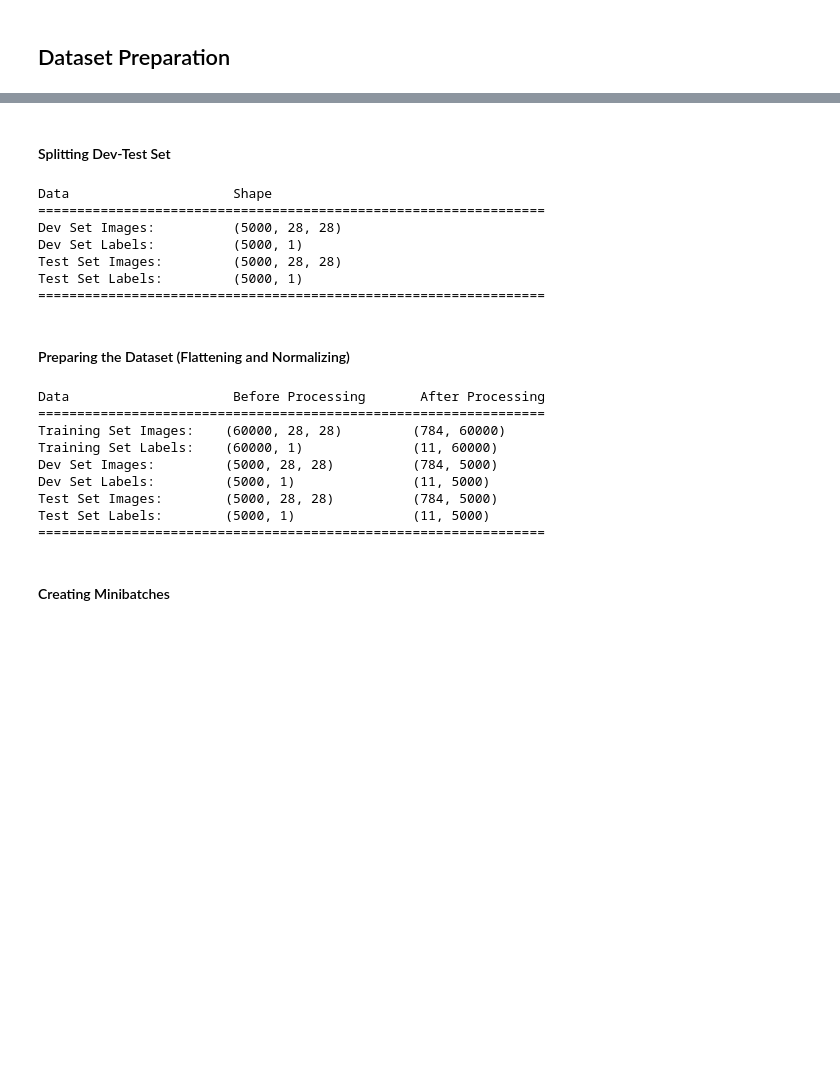
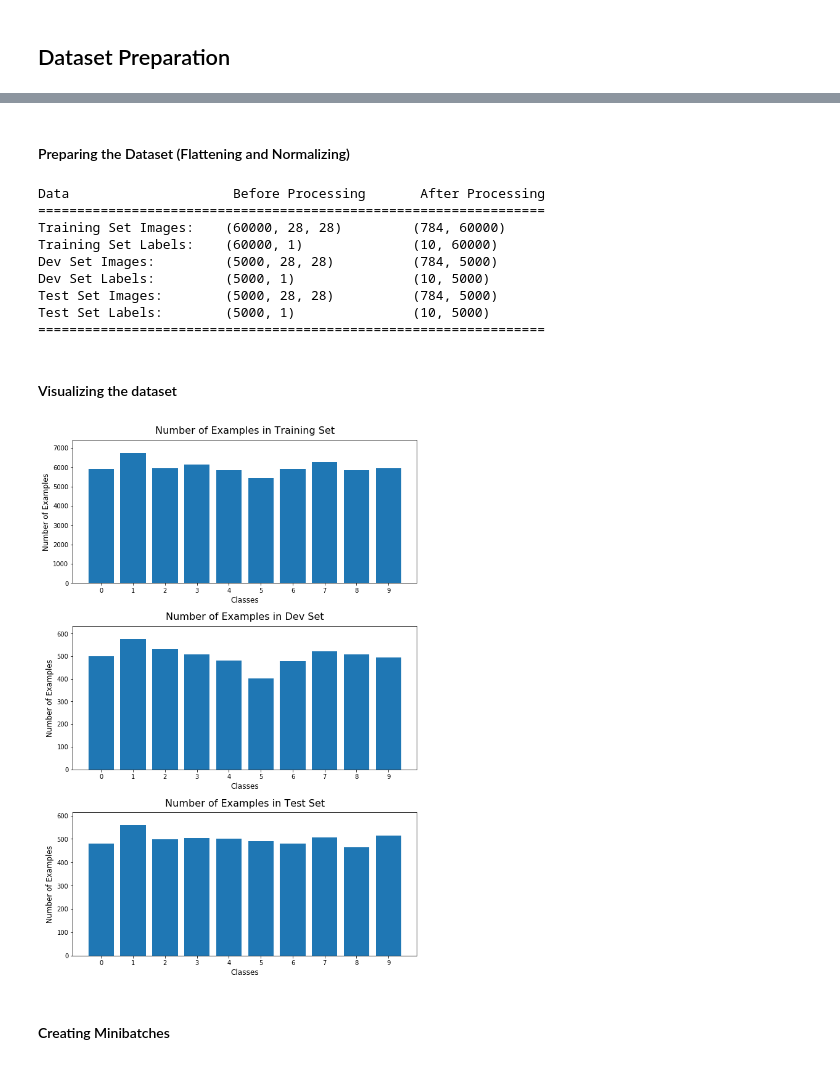
Before and after one commit to kattelsameer/HandWritten-Digit-Recognition-using-Deep-Learning, a Jupyter notebook: 7. Final Model/Code Experiment.ipynb, the cells around one changed output, grey strips where cells are left out. Cells and saved outputs as stored; diff of their text form; code cells hidden in the pictures; blank space fills up the shorter version.

Commit message:
Data preparation optimized

```diff
--- a/7. Final Model/Code Experiment.ipynb
+++ b/7. Final Model/Code Experiment.ipynb
@@ -28,15 +29,15 @@ np.random.seed(1)
 # %%
-#retriving the data
-train_x_orig, train_y_orig = retrive_data(dataset="training-set")
-test_x_temp, test_y_temp = retrive_data(dataset="test-set")
+#loading complete dataset
+train_x_orig, train_y_orig, dev_x_orig,dev_y_orig,test_x_orig,test_y_orig = load_dataset()
 
-#displaying the retrival info
 print("Data\t\t\t","Datatype\t\t","Shape")
 print("=================================================================")
 print("Training Set Images:\t" + str(type(train_x_orig))+"\t",str(train_x_orig.shape))
 print("Training Set Labels:\t" + str(type(train_y_orig))+"\t",str(train_y_orig.shape))
-print("Test Set Images:\t" + str(type(test_x_temp))+"\t",str(test_x_temp.shape))
-print("Test Set Labels:\t" + str(type(test_y_temp))+"\t",str(test_y_temp.shape))
+print("Dev Set Images:\t\t" + str(type(dev_x_orig))+"\t",str(dev_x_orig.shape))
+print("Dev Set Labels:\t\t" + str(type(dev_y_orig))+"\t",str(dev_y_orig.shape))
+print("Test Set Images:\t" + str(type(test_x_orig))+"\t",str(test_x_orig.shape))
+print("Test Set Labels:\t" + str(type(test_y_orig))+"\t",str(test_y_orig.shape))
 print("=================================================================")
 # %% [output]
 Data                     Datatype                Shape
@@ -71,27 +52,8 @@ Test Set Labels:        (10000, 1)              (10000, 1)
-# %% [markdown]
-#### Splitting Dev-Test Set
-# %%
-dev_x_orig,dev_y_orig,test_x_orig,test_y_orig = dev_test_split(test_x_sample,test_y_sample)
-
-print("Data\t\t\t","Shape")
-print("=================================================================")
-print("Dev Set Images:\t\t" ,str(dev_x_orig.shape))
-print("Dev Set Labels:\t\t" ,str(dev_y_orig.shape))
-print("Test Set Images:\t",str(test_x_orig.shape))
-print("Test Set Labels:\t",str(test_y_orig.shape))
-print("=================================================================")
-# %% [output]
-Data                     Shape
-=================================================================
-Dev Set Images:          (5000, 28, 28)
-Dev Set Labels:          (5000, 1)
-Test Set Images:         (5000, 28, 28)
-Test Set Labels:         (5000, 1)
-=================================================================
 # %% [markdown]
 #### Preparing the Dataset (Flattening and Normalizing)
 # %%
-train_x_norm,train_y_encoded, dev_x_norm,dev_y_encoded, test_x_norm, test_y_encoded = prep_dataset(train_x_sample, train_y_sample, dev_x_orig, dev_y_orig, test_x_orig, test_y_orig)
+# Preparing the Dataset (Flattening and Normalizing)
+train_x_norm,train_y_encoded, dev_x_norm,dev_y_encoded, test_x_norm, test_y_encoded = prep_dataset(train_x_orig, train_y_orig, dev_x_orig,dev_y_orig,test_x_orig,test_y_orig)
 print("Data\t\t\t","Before Processing\t","After Processing")
 print("=================================================================")
 print("Training Set Images:\t" + str(train_x_orig.shape)+"\t\t"+ str(train_x_norm.shape))
@@ -105,12 +67,18 @@ print("=================================================================")
 Data                     Before Processing       After Processing
 =================================================================
 Training Set Images:    (60000, 28, 28)         (784, 60000)
-Training Set Labels:    (60000, 1)              (11, 60000)
+Training Set Labels:    (60000, 1)              (10, 60000)
 Dev Set Images:         (5000, 28, 28)          (784, 5000)
-Dev Set Labels:         (5000, 1)               (11, 5000)
+Dev Set Labels:         (5000, 1)               (10, 5000)
 Test Set Images:        (5000, 28, 28)          (784, 5000)
-Test Set Labels:        (5000, 1)               (11, 5000)
+Test Set Labels:        (5000, 1)               (10, 5000)
 =================================================================
+# %% [markdown]
+#### Visualizing the dataset
+# %%
+visual_charts(train_y_orig, dev_y_orig, test_y_orig)
+# %% [output]
+[figure, added]
 # %% [markdown]
 #### Creating Minibatches
 # %%
```
Also changed, not shown: parts of 17 cells of this notebook, 2 other files.
